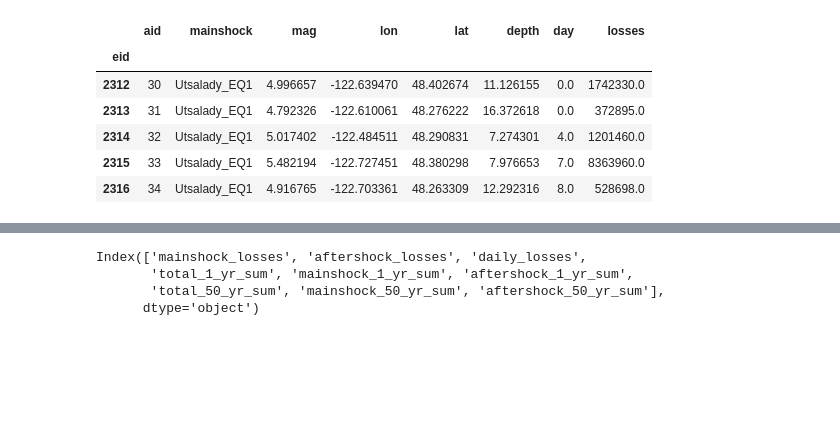
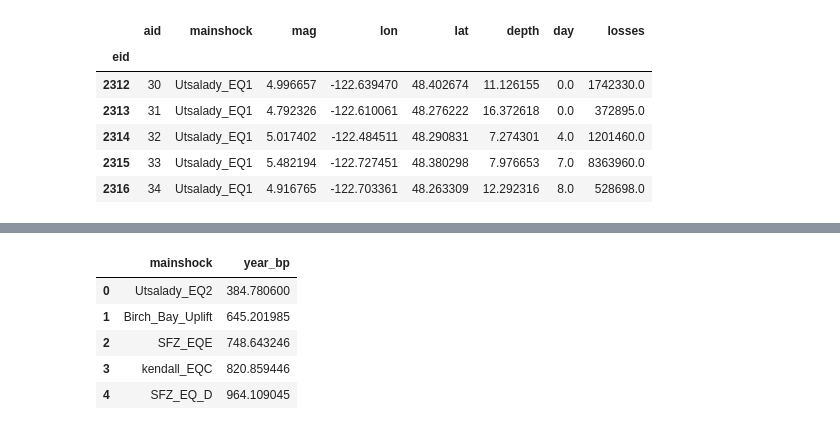
Before and after one commit to cossatot/eq-sequences, a Jupyter notebook: notebooks/eq-loss-mc.ipynb, the cells around one changed output, grey strips where cells are left out. Cells and saved outputs as stored; diff of their text form; code cells hidden in the pictures; blank space fills up the shorter version.

```diff
--- a/notebooks/eq-loss-mc.ipynb
+++ b/notebooks/eq-loss-mc.ipynb
@@ -243,3 +231,14 @@ mains.tail()
+# %%
+eq_dates_orig = pd.read_csv('../data/puget_lowland_mean_eq_ages.csv')
+# %%
+eq_dates_orig.head()
+# %% [output]
+|  | mainshock | year_bp |
+| 0 | Utsalady_EQ2 | 384.780600 |
+| 1 | Birch_Bay_Uplift | 645.201985 |
+| 2 | SFZ_EQE | 748.643246 |
+| 3 | kendall_EQC | 820.859446 |
+| 4 | SFZ_EQ_D | 964.109045 |
 # %%
 def exceedence_probs(vals):
 
@@ -250,10 +249,3 @@ def exceedence_probs(vals):
         exc_df.iloc[i] = (u_val, len(vals[vals >= u_val]) / len(vals))
 
     return exc_df
-# %%
-dd.columns
-# %% [output]
-Index(['mainshock_losses', 'aftershock_losses', 'daily_losses',
-       'total_1_yr_sum', 'mainshock_1_yr_sum', 'aftershock_1_yr_sum',
-       'total_50_yr_sum', 'mainshock_50_yr_sum', 'aftershock_50_yr_sum'],
-      dtype='object')
```
Also changed, not shown: parts of 13 cells of this notebook, 1 other file.
